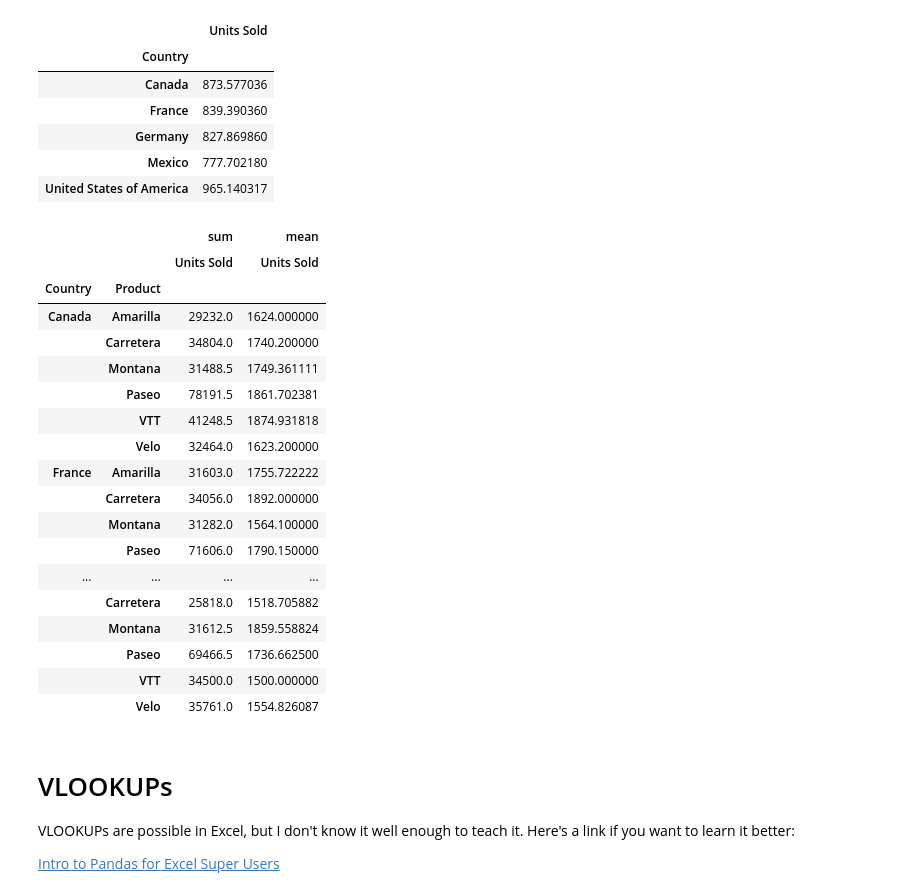
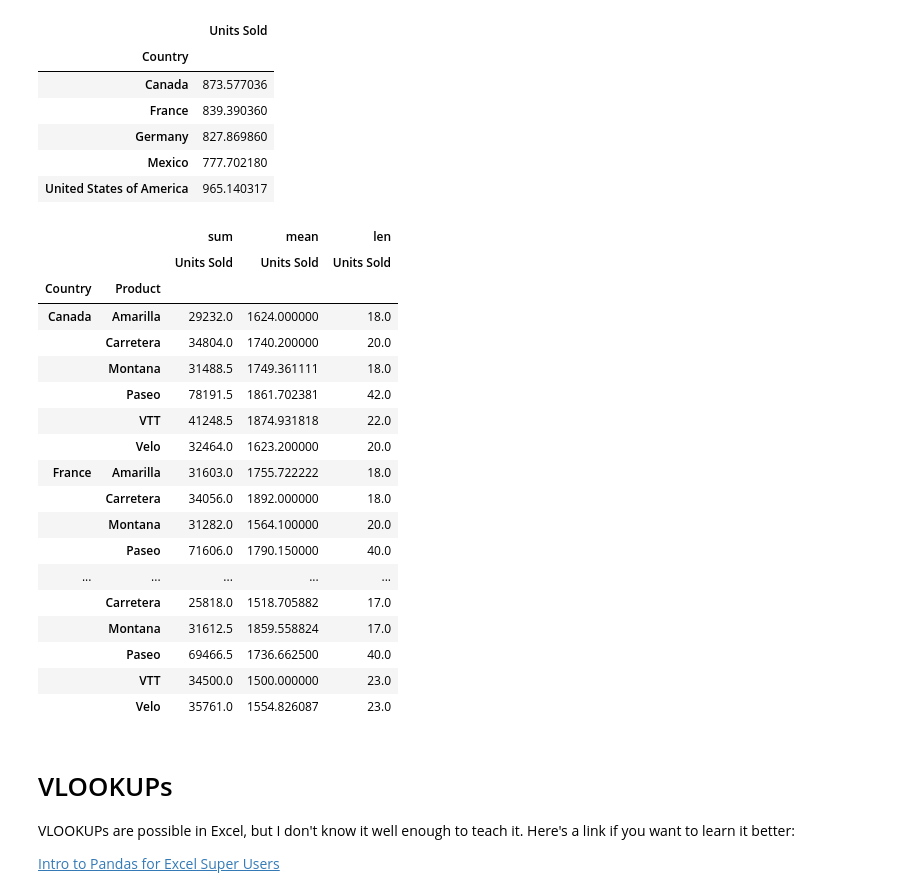
Before and after one commit to abhigyan2001/Python-for-Everyone, a Jupyter notebook: Day 12/Excel functionality in Pandas.ipynb, the cells around one changed output. Saved outputs shown, nothing was run; the diff lists cells and outputs as text; code cells hidden in the pictures.

```diff
--- a/Day 12/Excel functionality in Pandas.ipynb
+++ b/Day 12/Excel functionality in Pandas.ipynb
@@ -594,27 +594,27 @@ pd.pivot_table(df1,values='Units Sold',index='Country',aggfunc = np.std)
 | Mexico | 777.702180 |
 | United States of America | 965.140317 |
 # %%
-pd.pivot_table(df1,values=['Units Sold'],index=['Country','Product'],aggfunc=[sum,np.mean])
+pd.pivot_table(df1,values=['Units Sold'],index=['Country','Product'],aggfunc=[sum,np.mean,len])
 # %% [output]
-|  |  | sum | mean |
-|  |  | Units Sold | Units Sold |
-| Country | Product |  |  |
-| Canada | Amarilla | 29232.0 | 1624.000000 |
-|  | Carretera | 34804.0 | 1740.200000 |
-|  | Montana | 31488.5 | 1749.361111 |
-|  | Paseo | 78191.5 | 1861.702381 |
-|  | VTT | 41248.5 | 1874.931818 |
-|  | Velo | 32464.0 | 1623.200000 |
-| France | Amarilla | 31603.0 | 1755.722222 |
-|  | Carretera | 34056.0 | 1892.000000 |
-|  | Montana | 31282.0 | 1564.100000 |
-|  | Paseo | 71606.0 | 1790.150000 |
-| ... | ... | ... | ... |
-|  | Carretera | 25818.0 | 1518.705882 |
-|  | Montana | 31612.5 | 1859.558824 |
-|  | Paseo | 69466.5 | 1736.662500 |
-|  | VTT | 34500.0 | 1500.000000 |
-|  | Velo | 35761.0 | 1554.826087 |
+|  |  | sum | mean | len |
+|  |  | Units Sold | Units Sold | Units Sold |
+| Country | Product |  |  |  |
+| Canada | Amarilla | 29232.0 | 1624.000000 | 18.0 |
+|  | Carretera | 34804.0 | 1740.200000 | 20.0 |
+|  | Montana | 31488.5 | 1749.361111 | 18.0 |
+|  | Paseo | 78191.5 | 1861.702381 | 42.0 |
+|  | VTT | 41248.5 | 1874.931818 | 22.0 |
+|  | Velo | 32464.0 | 1623.200000 | 20.0 |
+| France | Amarilla | 31603.0 | 1755.722222 | 18.0 |
+|  | Carretera | 34056.0 | 1892.000000 | 18.0 |
+|  | Montana | 31282.0 | 1564.100000 | 20.0 |
+|  | Paseo | 71606.0 | 1790.150000 | 40.0 |
+| ... | ... | ... | ... | ... |
+|  | Carretera | 25818.0 | 1518.705882 | 17.0 |
+|  | Montana | 31612.5 | 1859.558824 | 17.0 |
+|  | Paseo | 69466.5 | 1736.662500 | 40.0 |
+|  | VTT | 34500.0 | 1500.000000 | 23.0 |
+|  | Velo | 35761.0 | 1554.826087 | 23.0 |
 # %% [markdown]
 # VLOOKUPs
 
```
Also changed, not shown: parts of 8 cells of this notebook, 4 other files.
